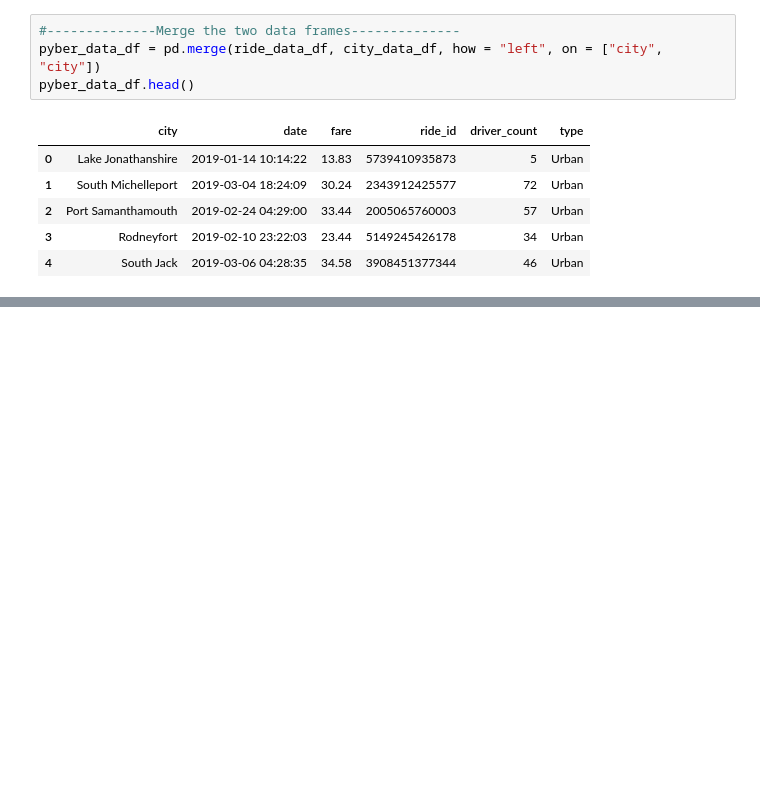
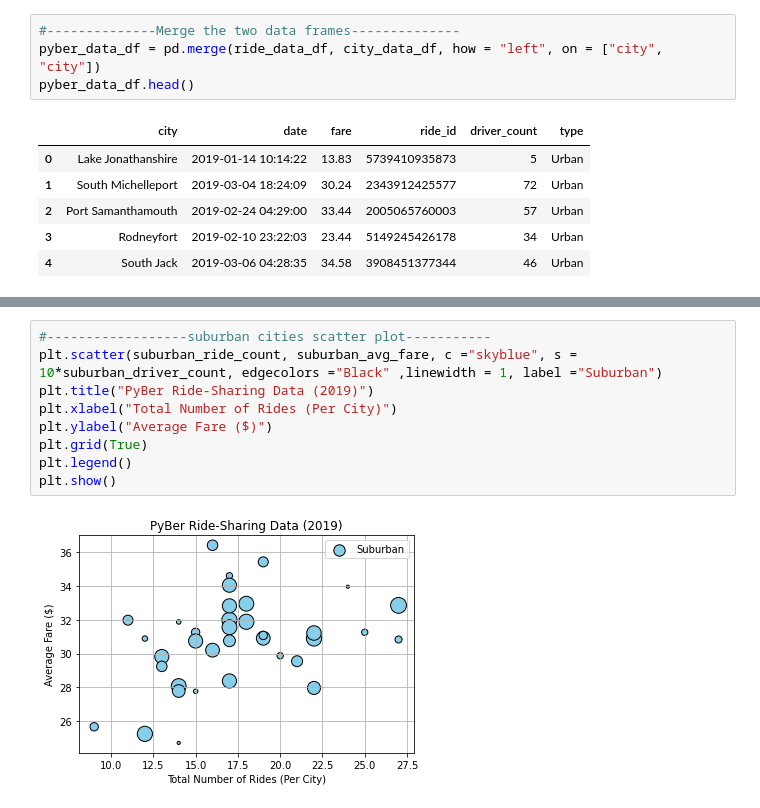
Before and after one commit to alesandelmoral/PyBer_Analysis, a Jupyter notebook: PyBer.ipynb, the cells around one changed output, grey strips where cells are left out. Cells and saved outputs as stored; diff of their text form; blank space fills up the shorter version.

```diff
--- a/PyBer.ipynb
+++ b/PyBer.ipynb
@@ -147,0 +179,11 @@ pyber_data_df.head()
+# %%
+#------------------suburban cities scatter plot-----------
+plt.scatter(suburban_ride_count, suburban_avg_fare, c ="skyblue", s = 10*suburban_driver_count, edgecolors ="Black" ,linewidth = 1, label ="Suburban")
+plt.title("PyBer Ride-Sharing Data (2019)")
+plt.xlabel("Total Number of Rides (Per City)")
+plt.ylabel("Average Fare ($)")
+plt.grid(True)
+plt.legend()
+plt.show()
+# %% [output]
+[figure, added]
```
Also changed, not shown: parts of 8 cells of this notebook, 1 other file.
